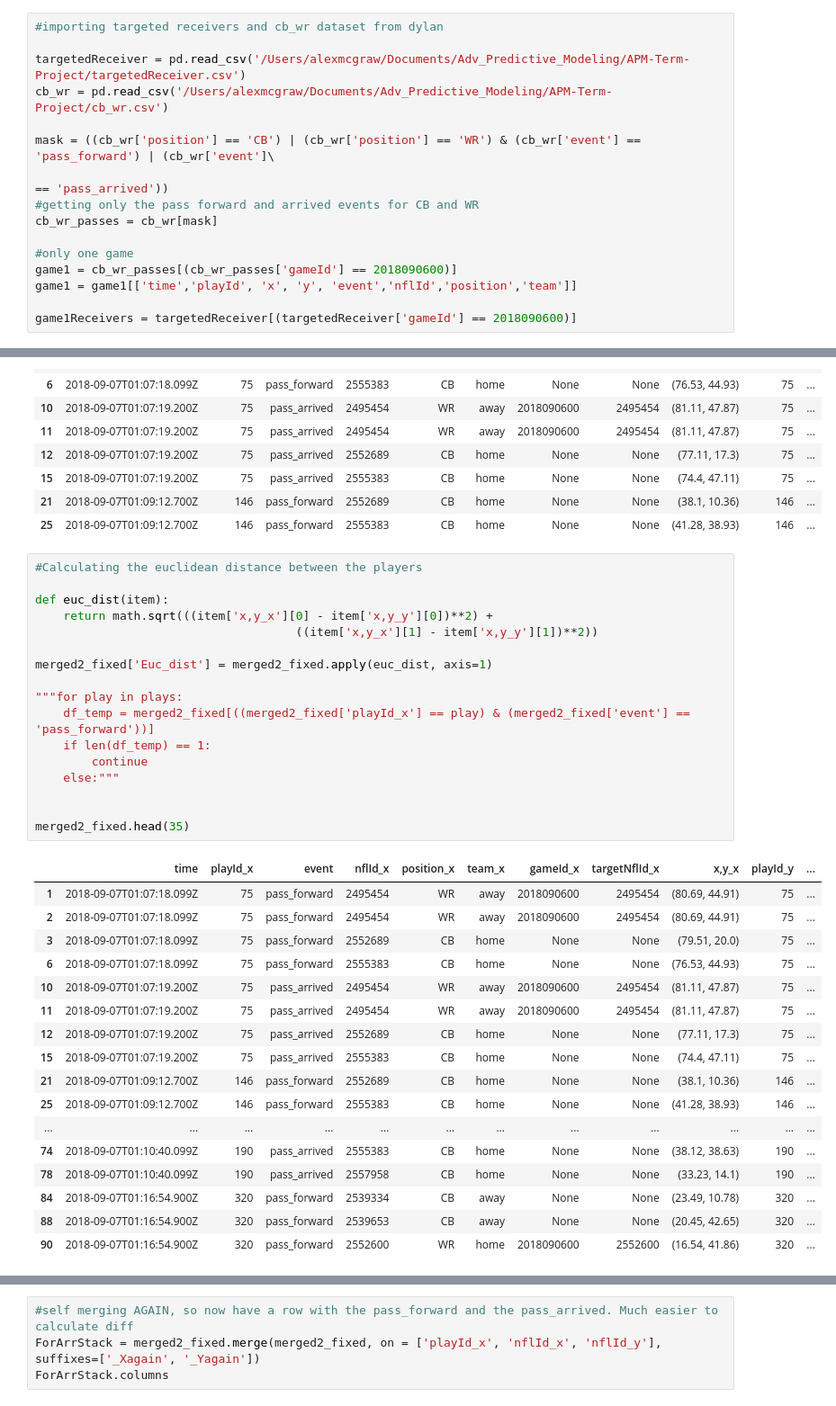
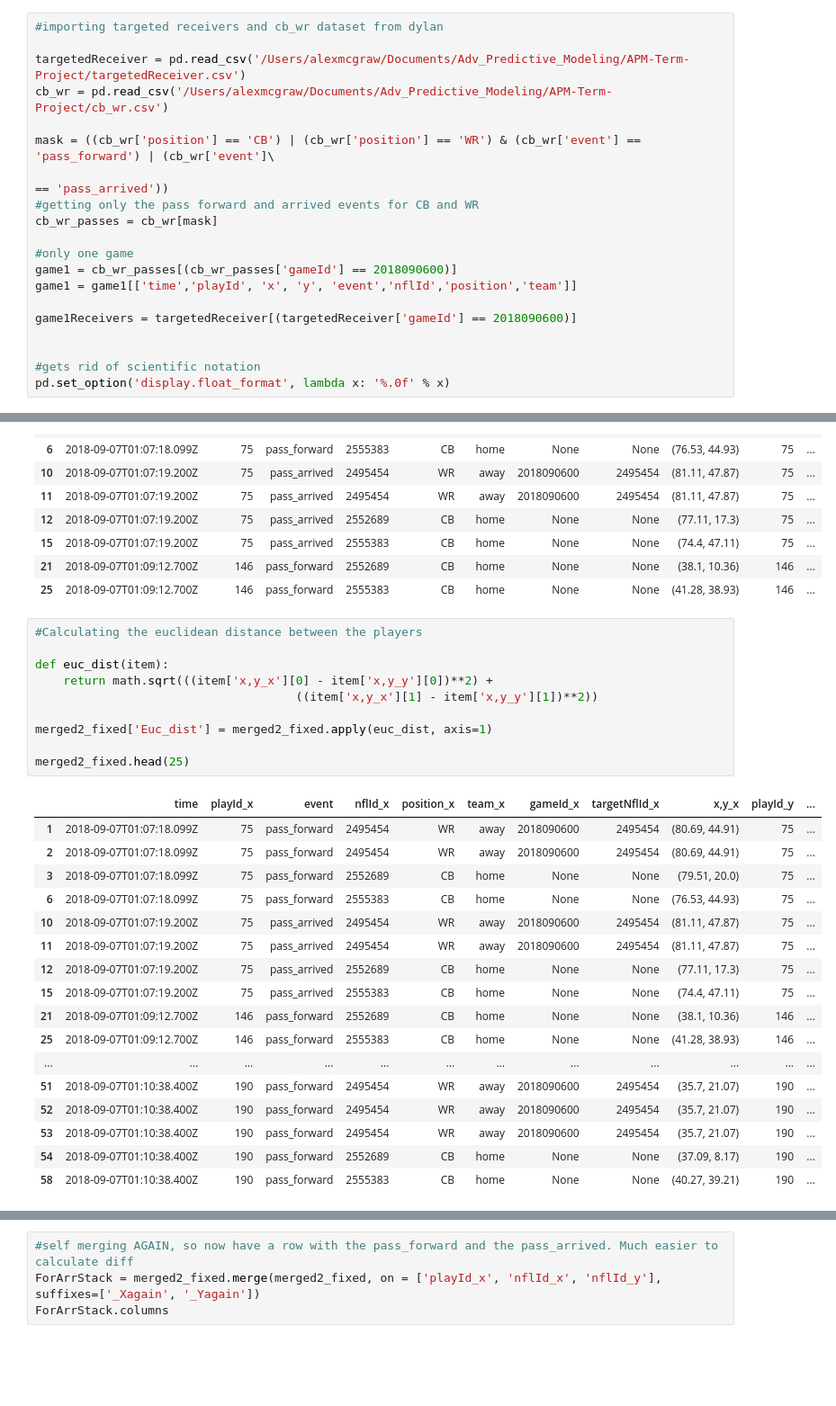
Before and after one commit to d-r-n/APM-Term-Project, a Jupyter notebook: cb_wr_analysis.ipynb, the cells around one changed output, grey strips where cells are left out. Shown: that part at 90% size. Cells and saved outputs as stored; diff of their text form; blank space fills up the shorter version.

```diff
--- a/cb_wr_analysis.ipynb
+++ b/cb_wr_analysis.ipynb
@@ -18,3 +19,7 @@ game1 = cb_wr_passes[(cb_wr_passes['gameId'] == 2018090600)]
 game1 = game1[['time','playId', 'x', 'y', 'event','nflId','position','team']]
 
 game1Receivers = targetedReceiver[(targetedReceiver['gameId'] == 2018090600)]
+
+
+#gets rid of scientific notation
+pd.set_option('display.float_format', lambda x: '%.0f' % x)
@@ -132,35 +226,28 @@ merged2_fixed.iloc[:10]
 # %%
 #Calculating the euclidean distance between the players
 
 def euc_dist(item):
     return math.sqrt(((item['x,y_x'][0] - item['x,y_y'][0])**2) +
                                      ((item['x,y_x'][1] - item['x,y_y'][1])**2))
 
 merged2_fixed['Euc_dist'] = merged2_fixed.apply(euc_dist, axis=1)
 
-"""for play in plays:
-    df_temp = merged2_fixed[((merged2_fixed['playId_x'] == play) & (merged2_fixed['event'] == 'pass_forward'))]
-    if len(df_temp) == 1:
-        continue
-    else:"""
-
-
-merged2_fixed.head(35)
+merged2_fixed.head(25)
 # %% [output]
 |  | time | playId_x | event | nflId_x | position_x | team_x | gameId_x | targetNflId_x | x,y_x | playId_y | ... |
 | 1 | 2018-09-07T01:07:18.099Z | 75 | pass_forward | 2495454 | WR | away | 2018090600 | 2495454 | (80.69, 44.91) | 75 | ... |
 | 2 | 2018-09-07T01:07:18.099Z | 75 | pass_forward | 2495454 | WR | away | 2018090600 | 2495454 | (80.69, 44.91) | 75 | ... |
 | 3 | 2018-09-07T01:07:18.099Z | 75 | pass_forward | 2552689 | CB | home | None | None | (79.51, 20.0) | 75 | ... |
 | 6 | 2018-09-07T01:07:18.099Z | 75 | pass_forward | 2555383 | CB | home | None | None | (76.53, 44.93) | 75 | ... |
 | 10 | 2018-09-07T01:07:19.200Z | 75 | pass_arrived | 2495454 | WR | away | 2018090600 | 2495454 | (81.11, 47.87) | 75 | ... |
 | 11 | 2018-09-07T01:07:19.200Z | 75 | pass_arrived | 2495454 | WR | away | 2018090600 | 2495454 | (81.11, 47.87) | 75 | ... |
 | 12 | 2018-09-07T01:07:19.200Z | 75 | pass_arrived | 2552689 | CB | home | None | None | (77.11, 17.3) | 75 | ... |
 | 15 | 2018-09-07T01:07:19.200Z | 75 | pass_arrived | 2555383 | CB | home | None | None | (74.4, 47.11) | 75 | ... |
 | 21 | 2018-09-07T01:09:12.700Z | 146 | pass_forward | 2552689 | CB | home | None | None | (38.1, 10.36) | 146 | ... |
 | 25 | 2018-09-07T01:09:12.700Z | 146 | pass_forward | 2555383 | CB | home | None | None | (41.28, 38.93) | 146 | ... |
 | ... | ... | ... | ... | ... | ... | ... | ... | ... | ... | ... | ... |
-| 74 | 2018-09-07T01:10:40.099Z | 190 | pass_arrived | 2555383 | CB | home | None | None | (38.12, 38.63) | 190 | ... |
-| 78 | 2018-09-07T01:10:40.099Z | 190 | pass_arrived | 2557958 | CB | home | None | None | (33.23, 14.1) | 190 | ... |
-| 84 | 2018-09-07T01:16:54.900Z | 320 | pass_forward | 2539334 | CB | away | None | None | (23.49, 10.78) | 320 | ... |
-| 88 | 2018-09-07T01:16:54.900Z | 320 | pass_forward | 2539653 | CB | away | None | None | (20.45, 42.65) | 320 | ... |
-| 90 | 2018-09-07T01:16:54.900Z | 320 | pass_forward | 2552600 | WR | home | 2018090600 | 2552600 | (16.54, 41.86) | 320 | ... |
+| 51 | 2018-09-07T01:10:38.400Z | 190 | pass_forward | 2495454 | WR | away | 2018090600 | 2495454 | (35.7, 21.07) | 190 | ... |
+| 52 | 2018-09-07T01:10:38.400Z | 190 | pass_forward | 2495454 | WR | away | 2018090600 | 2495454 | (35.7, 21.07) | 190 | ... |
+| 53 | 2018-09-07T01:10:38.400Z | 190 | pass_forward | 2495454 | WR | away | 2018090600 | 2495454 | (35.7, 21.07) | 190 | ... |
+| 54 | 2018-09-07T01:10:38.400Z | 190 | pass_forward | 2552689 | CB | home | None | None | (37.09, 8.17) | 190 | ... |
+| 58 | 2018-09-07T01:10:38.400Z | 190 | pass_forward | 2555383 | CB | home | None | None | (40.27, 39.21) | 190 | ... |
```
Also changed, not shown: parts of 12 cells of this notebook.
